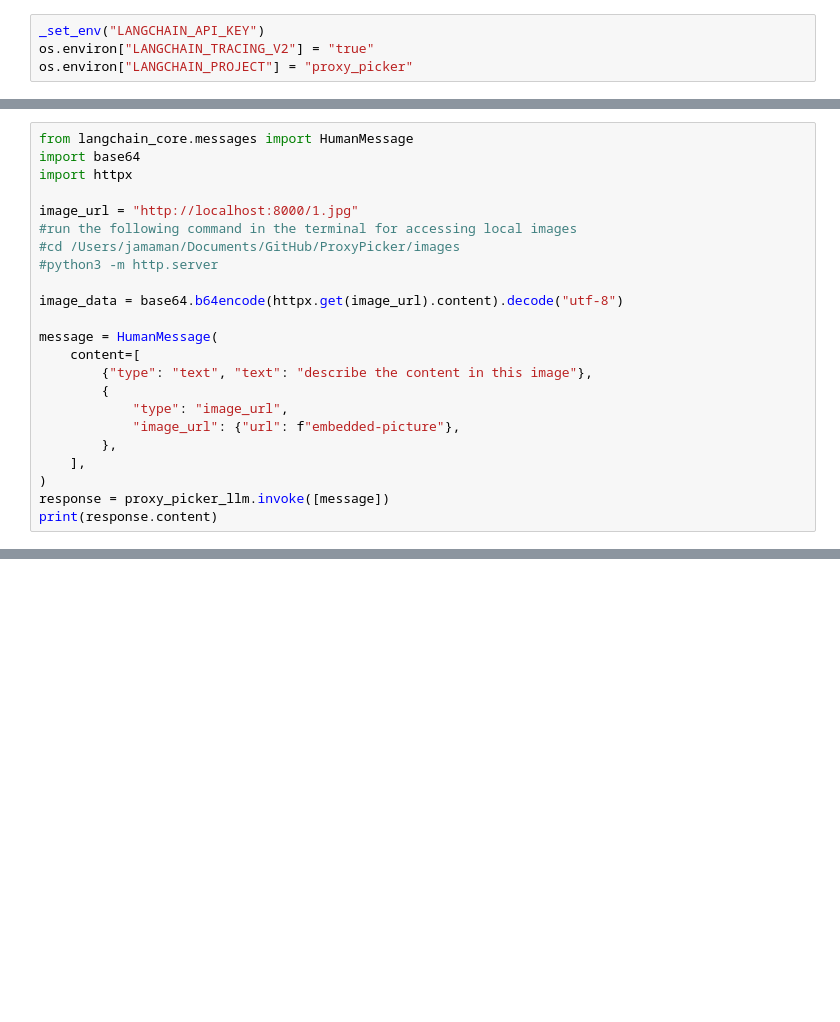
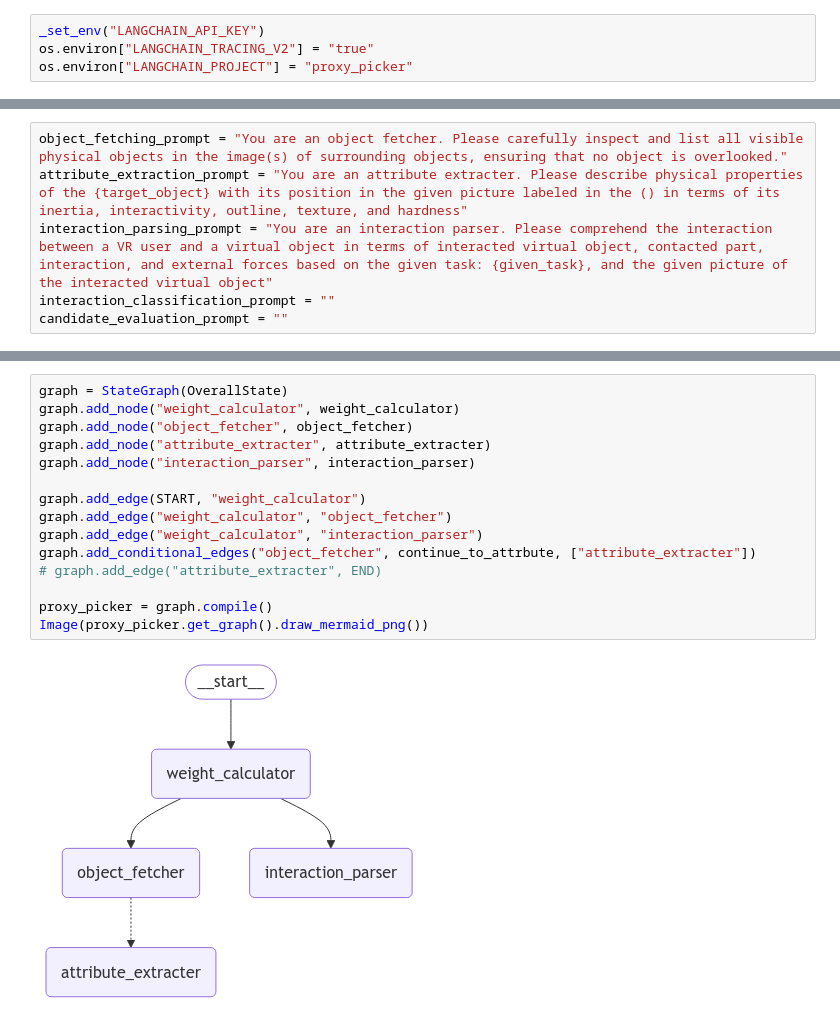
Before and after one commit to aaronghc/ProxyPicker, a Jupyter notebook: proxypicker/main.ipynb, the cells around one changed output, grey strips where cells are left out. Saved outputs shown, nothing was run; the diff lists cells and outputs as text; blank space fills up the shorter version.

```diff
--- a/proxypicker/main.ipynb
+++ b/proxypicker/main.ipynb
@@ -22,23 +35,0 @@ candidate_evaluation_prompt = ""
-# %%
-from langchain_core.messages import HumanMessage
-import base64
-import httpx
-
-image_url = "http://localhost:8000/1.jpg"
-#run the following command in the terminal for accessing local images
-#cd /Users/jamaman/Documents/GitHub/ProxyPicker/images
-#python3 -m http.server
-
-image_data = base64.b64encode(httpx.get(image_url).content).decode("utf-8")
-
-message = HumanMessage(
-    content=[
-        {"type": "text", "text": "describe the content in this image"},
-        {
-            "type": "image_url",
-            "image_url": {"url": f"embedded-picture"},
-        },
-    ],
-)
-response = proxy_picker_llm.invoke([message])
-print(response.content)
@@ -63,0 +36,6 @@ These items suggest a workspace or a casual environment, possibly for gaming or
+# %%
+object_fetching_prompt = "You are an object fetcher. Please carefully inspect and list all visible physical objects in the image(s) of surrounding objects, ensuring that no object is overlooked."
+attribute_extraction_prompt = "You are an attribute extracter. Please describe physical properties of the {target_object} with its position in the given picture labeled in the () in terms of its inertia, interactivity, outline, texture, and hardness"
+interaction_parsing_prompt = "You are an interaction parser. Please comprehend the interaction between a VR user and a virtual object in terms of interacted virtual object, contacted part, interaction, and external forces based on the given task: {given_task}, and the given picture of the interacted virtual object"
+interaction_classification_prompt = ""
+candidate_evaluation_prompt = ""
@@ -63,0 +144,17 @@ These items suggest a workspace or a casual environment, possibly for gaming or
+# %%
+graph = StateGraph(OverallState)
+graph.add_node("weight_calculator", weight_calculator)
+graph.add_node("object_fetcher", object_fetcher)
+graph.add_node("attribute_extracter", attribute_extracter)
+graph.add_node("interaction_parser", interaction_parser)
+
+graph.add_edge(START, "weight_calculator")
+graph.add_edge("weight_calculator", "object_fetcher")
+graph.add_edge("weight_calculator", "interaction_parser")
+graph.add_conditional_edges("object_fetcher", continue_to_attrbute, ["attribute_extracter"])
+# graph.add_edge("attribute_extracter", END)
+
+proxy_picker = graph.compile()
+Image(proxy_picker.get_graph().draw_mermaid_png())
+# %% [output]
+[figure, added]
```
Also changed, not shown: parts of 9 cells of this notebook, 38 other files.
